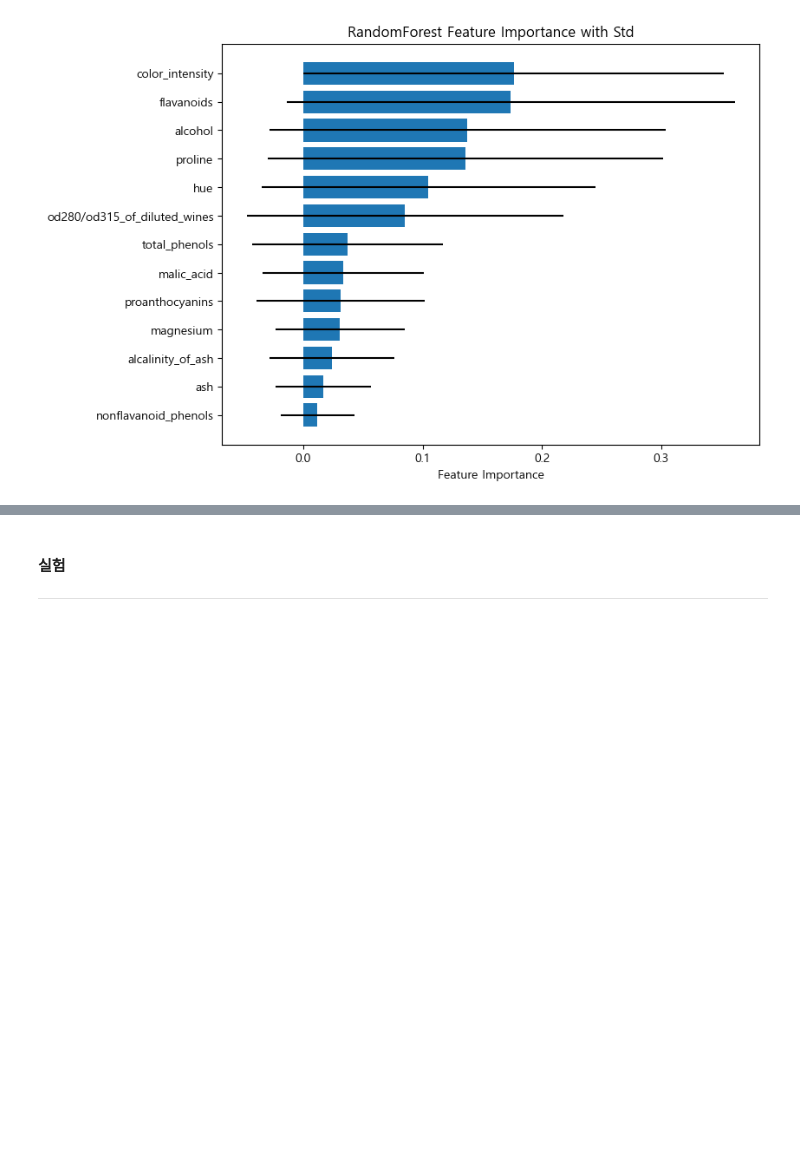
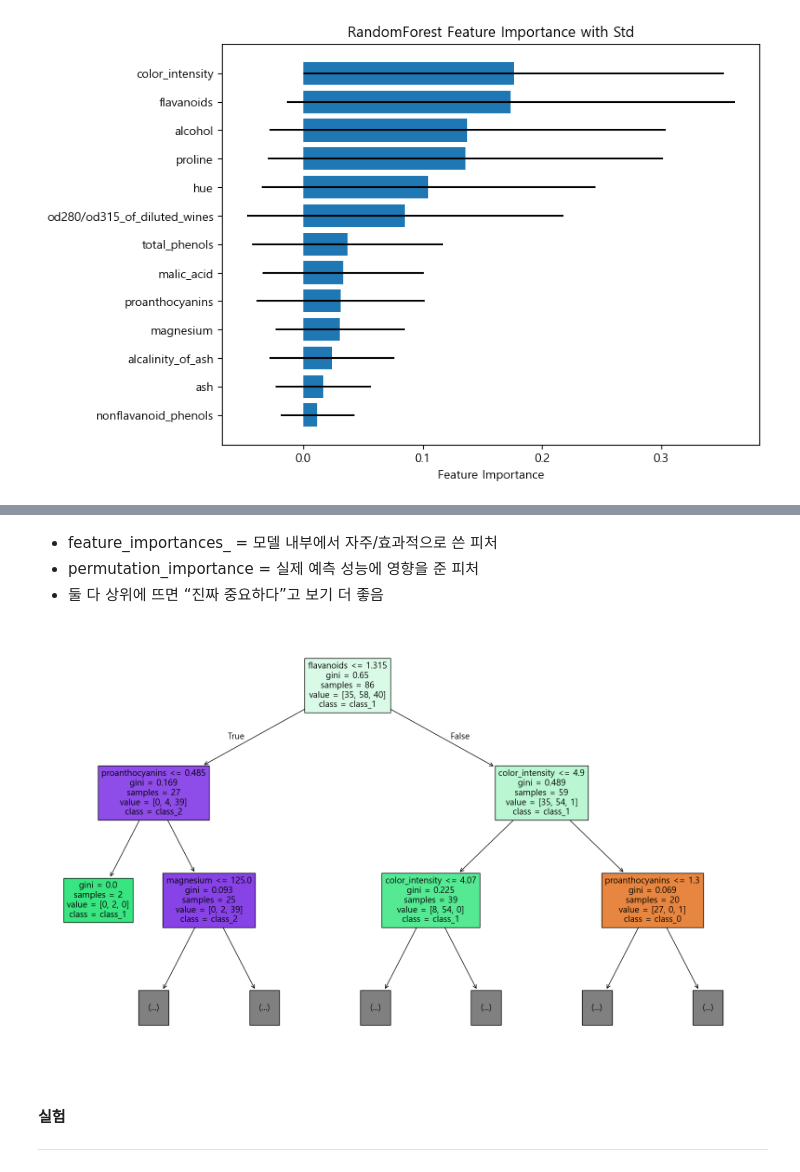
Before and after one commit to FlatBass/study-flat, a Jupyter notebook: model_tree.ipynb, the cells around one changed output, grey strips where cells are left out. Cells and saved outputs as stored; diff of their text form; code cells hidden in the pictures; blank space fills up the shorter version.

```diff
--- a/model_tree.ipynb
+++ b/model_tree.ipynb
@@ -418,3 +479,28 @@ plt.show()
+# %% [markdown]
+- feature_importances_ = 모델 내부에서 자주/효과적으로 쓴 피처
+- permutation_importance = 실제 예측 성능에 영향을 준 피처
+- 둘 다 상위에 뜨면 “진짜 중요하다”고 보기 더 좋음
+# %%
+import matplotlib.pyplot as plt
+from sklearn.tree import plot_tree
+
+# 1. 학습된 파이프라인에서 랜덤포레스트 모델을 가져옵니다.
+# (GridSearchCV를 쓰셨다면 cv 결과의 best_estimator_ 등에서 추출해야 합니다)
+rf_model = models['RandomForest']['model']
+
+# 2. 100그루의 나무 중 딱 '0번째(첫 번째)' 나무 한 그루만 쏙 빼옵니다.
+single_tree = rf_model.estimators_[1]
+
+# 3. 그 나무가 진짜 어떻게 생겼는지 눈으로 확인해봅니다.
+plt.figure(figsize=(20, 12))
+plot_tree(single_tree,
+          feature_names=wine_data.feature_names,
+          class_names=wine_data.target_names,
+          filled=True,
+          max_depth=2) # 너무 깊으면 안 보이니 2층까지만 시각화
+plt.show()
+# %% [output]
+[figure, added]
 # %% [markdown]
 #### 실험
 ---
```
Also changed, not shown: parts of 4 cells of this notebook.
